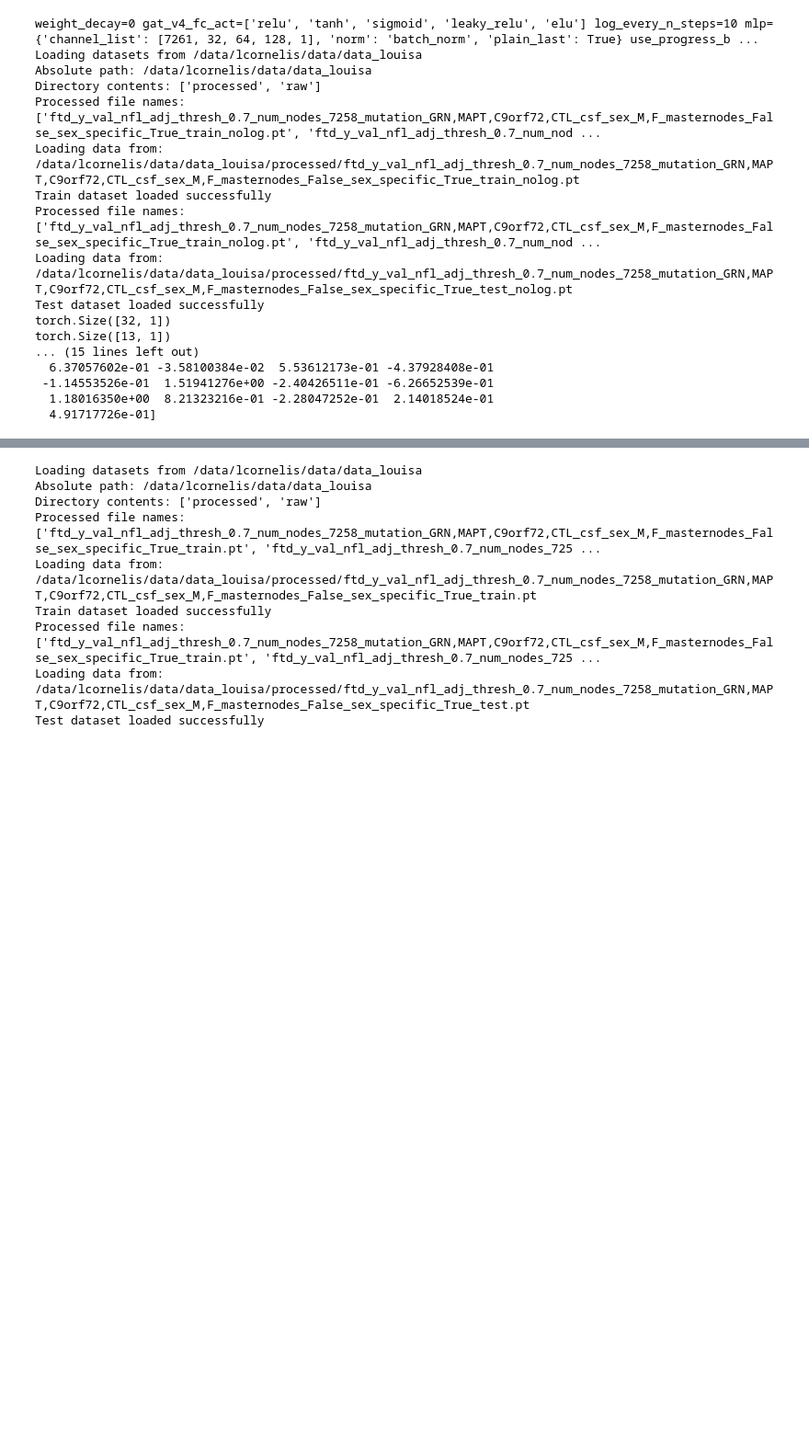
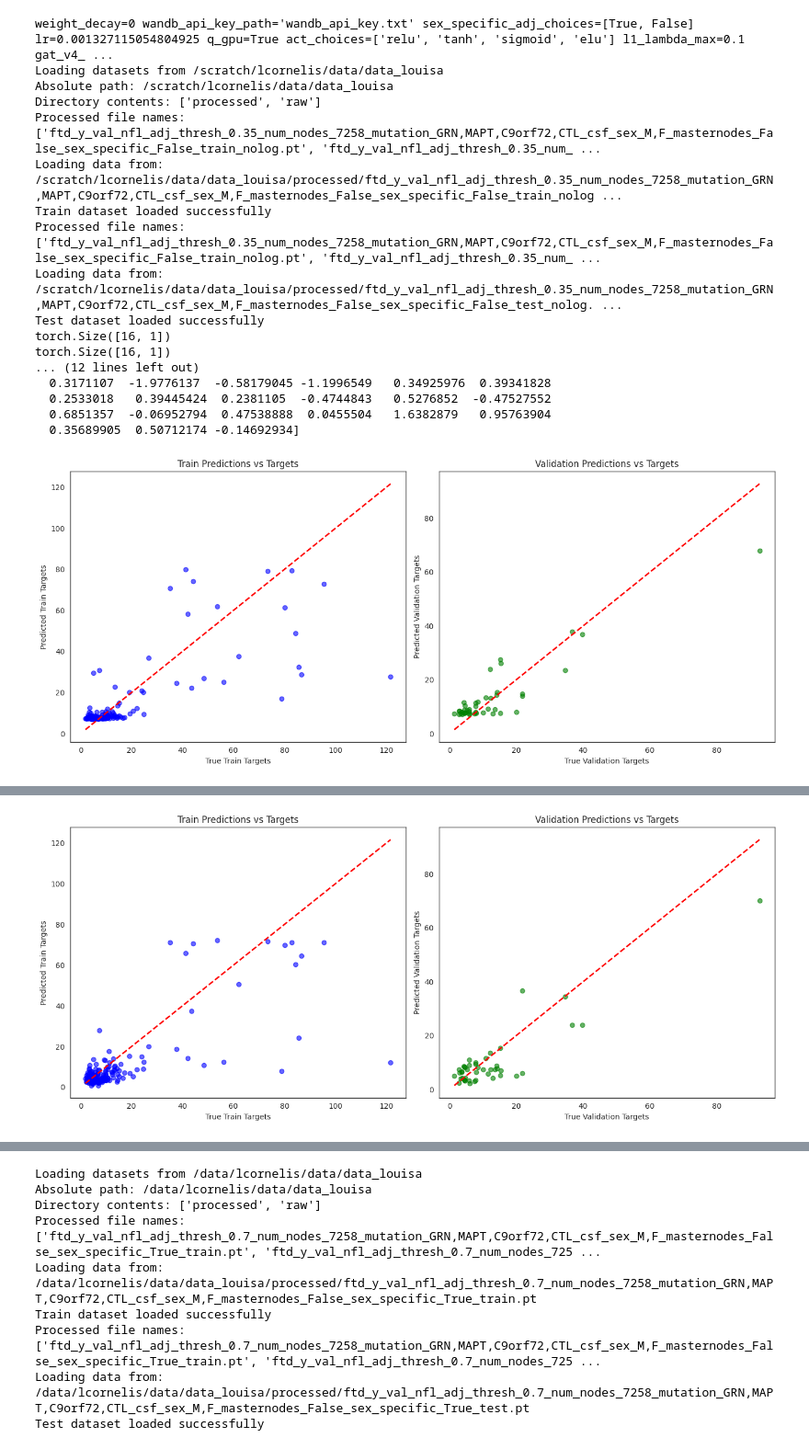
Before and after one commit to geometric-intelligence/proteo, a Jupyter notebook: proteo/checkpoint_analysis.ipynb, the cells around one changed output, grey strips where cells are left out. Shown: that part at 92% size. Saved outputs shown, nothing was run; the diff lists cells and outputs as text; code cells hidden in the pictures; blank space fills up the shorter version.

```diff
--- a/proteo/checkpoint_analysis.ipynb
+++ b/proteo/checkpoint_analysis.ipynb
@@ -13,33 +13,34 @@ from proteo.checkpoint_analysis import full_load_and_run_and_convert, process_ch
 %autoreload 2
 # %%
 device = 'cpu' #'cuda' if torch.cuda.is_available() else 'cpu'
-csf_all_mean = 2.124088581365514
-csf_all_std = 0.8733420033790319
 
-csf_all_no_log_mean= 13.657203500473216
-csf_all_no_log_std = 19.103958473734895
+csf_all_no_log_mean= 14.254120261931426
+csf_all_no_log_std = 19.742249678382503
 
-
-checkpoint_1 = "/data/lcornelis/outputs/ray_results/TorchTrainer_2024-10-16_16-32-34/model=gat-v4,seed=6021_97_act=tanh,adj_thresh=0.5000,batch_size=32,dropout=0,l1_lambda=0.0000,lr=0.0023,lr_scheduler=LambdaLR,moda_2024-10-16_16-32-35/checkpoint_000050"
-checkpoint_no_log = "/data/lcornelis/outputs/ray_results/TorchTrainer_2024-10-22_23-08-24/model=gat-v4,seed=446_263_act=relu,adj_thresh=0.7000,batch_size=32,dropout=0.1000,l1_lambda=0.0002,lr=0.0085,lr_scheduler=Exponent_2024-10-23_03-23-53/checkpoint_000299"
-
-
-outputs= full_load_and_run_and_convert(checkpoint_no_log ,device, csf_all_no_log_mean, csf_all_no_log_std)
+# Without Age:
+# Without Sex Specific Adj
+model_1_no_age_no_sex = "/scratch/lcornelis/outputs/ray_results/TorchTrainer_2024-11-04_18-54-36/model=gat-v4,seed=21988_1567_act=elu,adj_thresh=0.3500,batch_size=16,dropout=0.2000,l1_lambda=0.0000,lr=0.0013,lr_scheduler=Cosine_2024-11-05_15-24-32/checkpoint_000105"
+model_2_no_age_no_sex = "/scratch/lcornelis/outputs/ray_results/TorchTrainer_2024-11-04_18-54-36/model=gat-v4,seed=42389_2701_act=relu,adj_thresh=0.9000,batch_size=32,dropout=0.2000,l1_lambda=0.0004,lr=0.0029,lr_scheduler=Lambd_2024-11-06_07-56-01/checkpoint_000022"
+model_3_no_age_no_sex = "/scratch/lcornelis/outputs/ray_results/TorchTrainer_2024-11-04_18-54-36/model=gat-v4,seed=49046_2947_act=sigmoid,adj_thresh=0.5000,batch_size=16,dropout=0.1000,l1_lambda=0.0004,lr=0.0018,lr_scheduler=Re_2024-11-06_11-46-42/checkpoint_000026"
+outputs = full_load_and_run_and_convert(model_1_no_age_no_sex, device, csf_all_no_log_mean, csf_all_no_log_std)
+outputs = full_load_and_run_and_convert(model_2_no_age_no_sex, device, csf_all_no_log_mean, csf_all_no_log_std)
+outputs = full_load_and_run_and_convert(model_3_no_age_no_sex, device, csf_all_no_log_mean, csf_all_no_log_std)
 # %% [output]
-weight_decay=0 gat_v4_fc_act=['relu', 'tanh', 'sigmoid', 'leaky_relu', 'elu'] log_every_n_steps=10 mlp={'channel_list': [7261, 32, 64, 128, 1], 'norm': 'batch_norm', 'plain_last': True} use_progress_b ...
-Loading datasets from /data/lcornelis/data/data_louisa
-Absolute path: /data/lcornelis/data/data_louisa
+weight_decay=0 wandb_api_key_path='wandb_api_key.txt' sex_specific_adj_choices=[True, False] lr=0.001327115054804925 q_gpu=True act_choices=['relu', 'tanh', 'sigmoid', 'elu'] l1_lambda_max=0.1 gat_v4_ ...
+Loading datasets from /scratch/lcornelis/data/data_louisa
+Absolute path: /scratch/lcornelis/data/data_louisa
 Directory contents: ['processed', 'raw']
-Processed file names: ['ftd_y_val_nfl_adj_thresh_0.7_num_nodes_7258_mutation_GRN,MAPT,C9orf72,CTL_csf_sex_M,F_masternodes_False_sex_specific_True_train_nolog.pt', 'ftd_y_val_nfl_adj_thresh_0.7_num_nod ...
-Loading data from: /data/lcornelis/data/data_louisa/processed/ftd_y_val_nfl_adj_thresh_0.7_num_nodes_7258_mutation_GRN,MAPT,C9orf72,CTL_csf_sex_M,F_masternodes_False_sex_specific_True_train_nolog.pt
+Processed file names: ['ftd_y_val_nfl_adj_thresh_0.35_num_nodes_7258_mutation_GRN,MAPT,C9orf72,CTL_csf_sex_M,F_masternodes_False_sex_specific_False_train_nolog.pt', 'ftd_y_val_nfl_adj_thresh_0.35_num_ ...
+Loading data from: /scratch/lcornelis/data/data_louisa/processed/ftd_y_val_nfl_adj_thresh_0.35_num_nodes_7258_mutation_GRN,MAPT,C9orf72,CTL_csf_sex_M,F_masternodes_False_sex_specific_False_train_nolog ...
 Train dataset loaded successfully
-Processed file names: ['ftd_y_val_nfl_adj_thresh_0.7_num_nodes_7258_mutation_GRN,MAPT,C9orf72,CTL_csf_sex_M,F_masternodes_False_sex_specific_True_train_nolog.pt', 'ftd_y_val_nfl_adj_thresh_0.7_num_nod ...
-Loading data from: /data/lcornelis/data/data_louisa/processed/ftd_y_val_nfl_adj_thresh_0.7_num_nodes_7258_mutation_GRN,MAPT,C9orf72,CTL_csf_sex_M,F_masternodes_False_sex_specific_True_test_nolog.pt
+Processed file names: ['ftd_y_val_nfl_adj_thresh_0.35_num_nodes_7258_mutation_GRN,MAPT,C9orf72,CTL_csf_sex_M,F_masternodes_False_sex_specific_False_train_nolog.pt', 'ftd_y_val_nfl_adj_thresh_0.35_num_ ...
+Loading data from: /scratch/lcornelis/data/data_louisa/processed/ftd_y_val_nfl_adj_thresh_0.35_num_nodes_7258_mutation_GRN,MAPT,C9orf72,CTL_csf_sex_M,F_masternodes_False_sex_specific_False_test_nolog. ...
 Test dataset loaded successfully
-torch.Size([32, 1])
-torch.Size([13, 1])
-... (15 lines left out)
-  6.37057602e-01 -3.58100384e-02  5.53612173e-01 -4.37928408e-01
- -1.14553526e-01  1.51941276e+00 -2.40426511e-01 -6.26652539e-01
-  1.18016350e+00  8.21323216e-01 -2.28047252e-01  2.14018524e-01
-  4.91717726e-01]
+torch.Size([16, 1])
+torch.Size([16, 1])
+... (12 lines left out)
+  0.3171107  -1.9776137  -0.58179045 -1.1996549   0.34925976  0.39341828
+  0.2533018   0.39445424  0.2381105  -0.4744843   0.5276852  -0.47527552
+  0.6851357  -0.06952794  0.47538888  0.0455504   1.6382879   0.95763904
+  0.35689905  0.50712174 -0.14692934]
+[figure, added]
@@ -45,0 +64 @@ torch.Size([13, 1])
+[figure, added]
```
Also changed, not shown: parts of 7 cells of this notebook, 8 other files.
